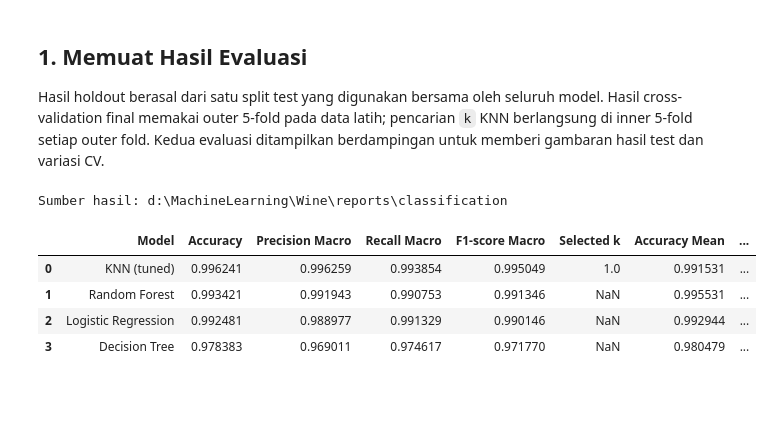
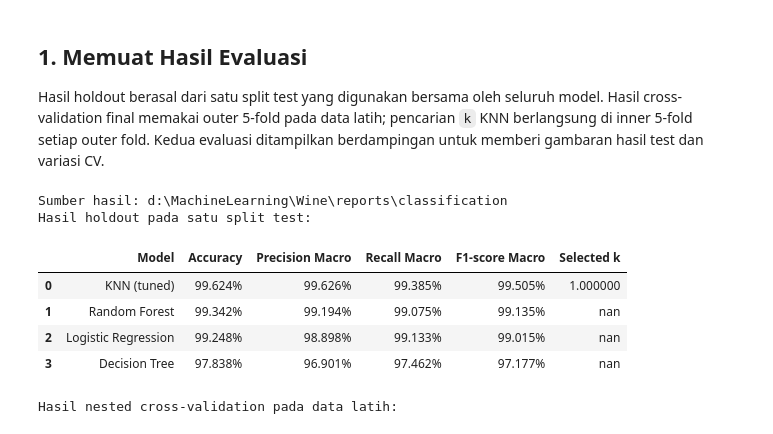
Before and after one commit to Lordzyy43/wineML, a Jupyter notebook: notebooks/04_model_comparison.ipynb, the cells around one changed output. Drawn from its saved outputs; the diff is of its cells as text; code cells hidden in the pictures; blank space fills up the shorter version.

```diff
--- a/notebooks/04_model_comparison.ipynb
+++ b/notebooks/04_model_comparison.ipynb
@@ -10,6 +10,8 @@ Hasil holdout berasal dari satu split test yang digunakan bersama oleh seluruh m
 from pathlib import Path
 import pandas as pd
 import matplotlib.pyplot as plt
+import numpy as np
+from matplotlib.ticker import PercentFormatter
 
 PROJECT_ROOT = Path.cwd()
 while not (PROJECT_ROOT / "data" / "processed" / "winequality_cleaned.csv").is_file():
@@ -17,36 +19,48 @@ while not (PROJECT_ROOT / "data" / "processed" / "winequality_cleaned.csv").is_f
         raise FileNotFoundError("winequality_cleaned.csv tidak ditemukan. Jalankan notebook dari proyek Wine.")
     PROJECT_ROOT = PROJECT_ROOT.parent
 
 REPORT_DIR = PROJECT_ROOT / "reports" / "classification"
 test_path = REPORT_DIR / "classification_test_metrics.csv"
 cv_path = REPORT_DIR / "classification_cv_metrics.csv"
 missing_files = [path.name for path in (test_path, cv_path) if not path.is_file()]
 if missing_files:
     raise FileNotFoundError(
         "Hasil evaluasi belum tersedia: " + ", ".join(missing_files) + ". "
         "Jalankan notebook 03 dari atas sampai sel terakhir agar file dibuat di "
         f"{REPORT_DIR}."
     )
 
 test_results = pd.read_csv(test_path)
 cv_results = pd.read_csv(cv_path)
 required_test = {"Model", "Accuracy", "Precision Macro", "Recall Macro", "F1-score Macro"}
 required_cv = {"Model", "Accuracy Mean", "Accuracy Std", "Precision Macro Mean", "Recall Macro Mean", "F1 Macro Mean", "F1 Macro Std"}
 if not required_test.issubset(test_results.columns) or not required_cv.issubset(cv_results.columns):
     raise ValueError("Format file hasil evaluasi tidak sesuai. Jalankan ulang notebook 03.")
 if set(test_results["Model"]) != set(cv_results["Model"]):
     raise ValueError("Daftar model pada hasil holdout dan CV berbeda. Jalankan ulang notebook 03.")
 
 comparison = test_results.merge(
     cv_results, on="Model", how="inner", validate="one_to_one",
 )
 comparison = comparison.sort_values("F1-score Macro", ascending=False).reset_index(drop=True)
 print("Sumber hasil:", REPORT_DIR)
-display(comparison)
+print("Hasil holdout pada satu split test:")
+display(test_results.style.format({
+    "Accuracy": "{:.3%}", "Precision Macro": "{:.3%}",
+    "Recall Macro": "{:.3%}", "F1-score Macro": "{:.3%}",
+}))
+print("Hasil nested cross-validation pada data latih:")
+display(cv_results.style.format({
+    "Accuracy Mean": "{:.3%}", "Accuracy Std": "{:.3%}",
+    "Precision Macro Mean": "{:.3%}", "Recall Macro Mean": "{:.3%}",
+    "F1 Macro Mean": "{:.3%}", "F1 Macro Std": "{:.3%}",
+}))
 # %% [output]
 Sumber hasil: d:\MachineLearning\Wine\reports\classification
+Hasil holdout pada satu split test:
-|  | Model | Accuracy | Precision Macro | Recall Macro | F1-score Macro | Selected k | Accuracy Mean | ... |
-| 0 | KNN (tuned) | 0.996241 | 0.996259 | 0.993854 | 0.995049 | 1.0 | 0.991531 | ... |
-| 1 | Random Forest | 0.993421 | 0.991943 | 0.990753 | 0.991346 | NaN | 0.995531 | ... |
-| 2 | Logistic Regression | 0.992481 | 0.988977 | 0.991329 | 0.990146 | NaN | 0.992944 | ... |
-| 3 | Decision Tree | 0.978383 | 0.969011 | 0.974617 | 0.971770 | NaN | 0.980479 | ... |
+|  | Model | Accuracy | Precision Macro | Recall Macro | F1-score Macro | Selected k |
+| 0 | KNN (tuned) | 99.624% | 99.626% | 99.385% | 99.505% | 1.000000 |
+| 1 | Random Forest | 99.342% | 99.194% | 99.075% | 99.135% | nan |
+| 2 | Logistic Regression | 99.248% | 98.898% | 99.133% | 99.015% | nan |
+| 3 | Decision Tree | 97.838% | 96.901% | 97.462% | 97.177% | nan |
+Hasil nested cross-validation pada data latih:
```
Also changed, not shown: parts of 8 cells of this notebook, 4 other files.
